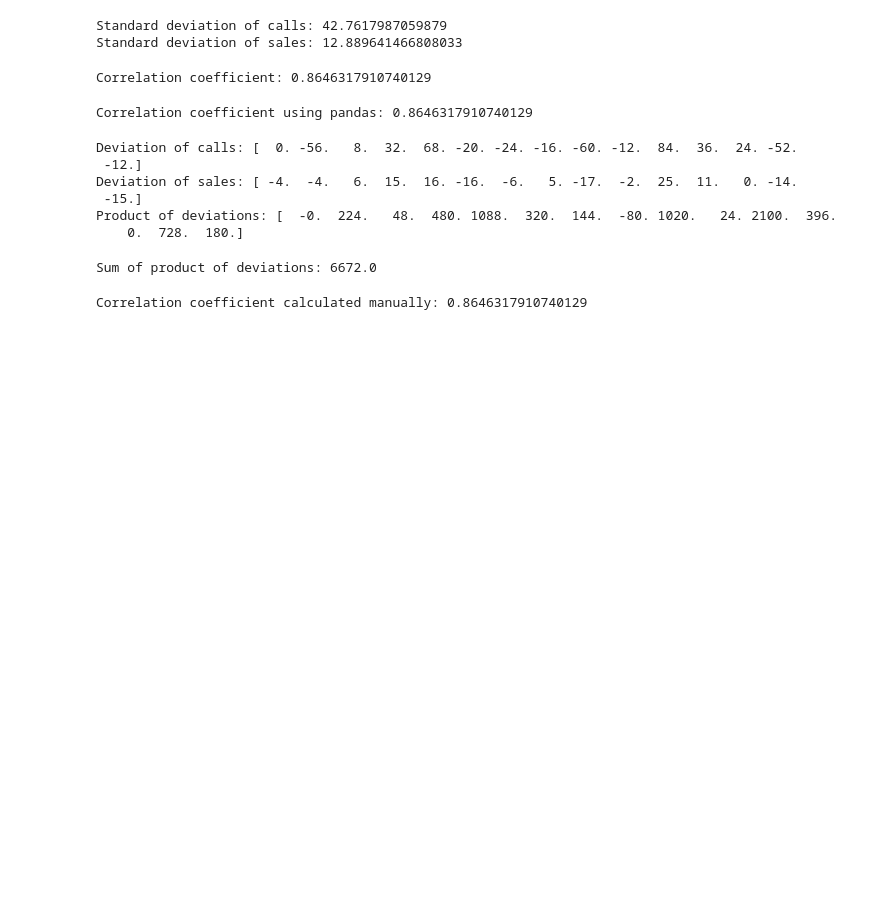
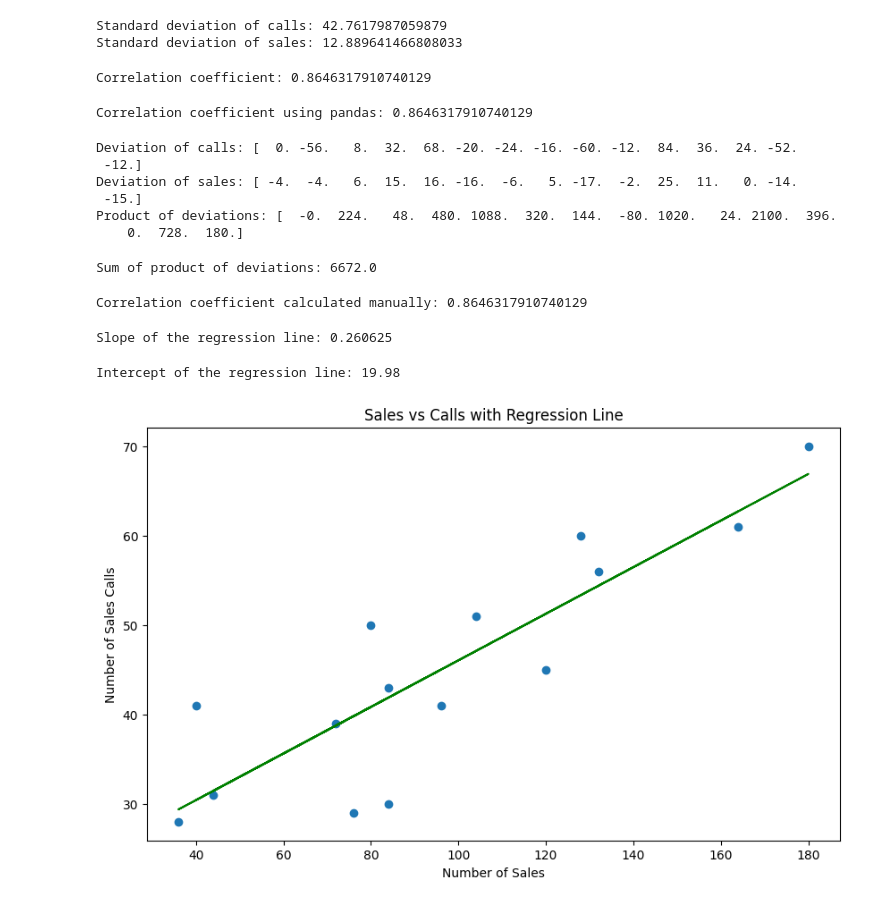
Before and after one commit to gusram01/statistics-uveg, a Jupyter notebook: src/correlation.ipynb, the cells around one changed output. Drawn from its saved outputs; the diff is of its cells as text; code cells hidden in the pictures; blank space fills up the shorter version.

Commit message:
add line linear regression to correlation

```diff
--- a/src/correlation.ipynb
+++ b/src/correlation.ipynb
@@ -48,7 +48,9 @@ print(f"Correlation coefficient: {r}")
 # %% [output]
 Correlation coefficient: 0.8646317910740129
 # %%
-r_pd = pd.Series(sales_rel['calls']).corr(pd.Series(sales_rel['sales']))
+calls_series = pd.Series(sales_rel['calls'])
+sales_series = pd.Series(sales_rel['sales'])
+r_pd = calls_series.corr(sales_series)
 print(f"Correlation coefficient using pandas: {r_pd}")
 # %% [output]
 Correlation coefficient using pandas: 0.8646317910740129
@@ -77,3 +79,28 @@ r_raw = merged_sum / ((len(sales_rel['calls']) - 1) * calls_std * sales_std)
 print(f"Correlation coefficient calculated manually: {r_raw}")
 # %% [output]
 Correlation coefficient calculated manually: 0.8646317910740129
+# %%
+
+b = r * (sales_std / calls_std)
+print(f"Slope of the regression line: {b}")
+# %% [output]
+Slope of the regression line: 0.260625
+# %%
+a = sales_mean - b * calls_mean
+print(f"Intercept of the regression line: {a}")
+# %% [output]
+Intercept of the regression line: 19.98
+# %%
+plt.figure(figsize=(10, 6))
+
+plt.scatter(calls_series, sales_series)
+
+plt.title('Sales vs Calls with Regression Line')
+plt.xlabel('Number of Sales')
+plt.ylabel('Number of Sales Calls')
+
+plt.plot(calls_series, a + b * calls_series, color='green')
+
+plt.show()
+# %% [output]
+[figure, added]
```
